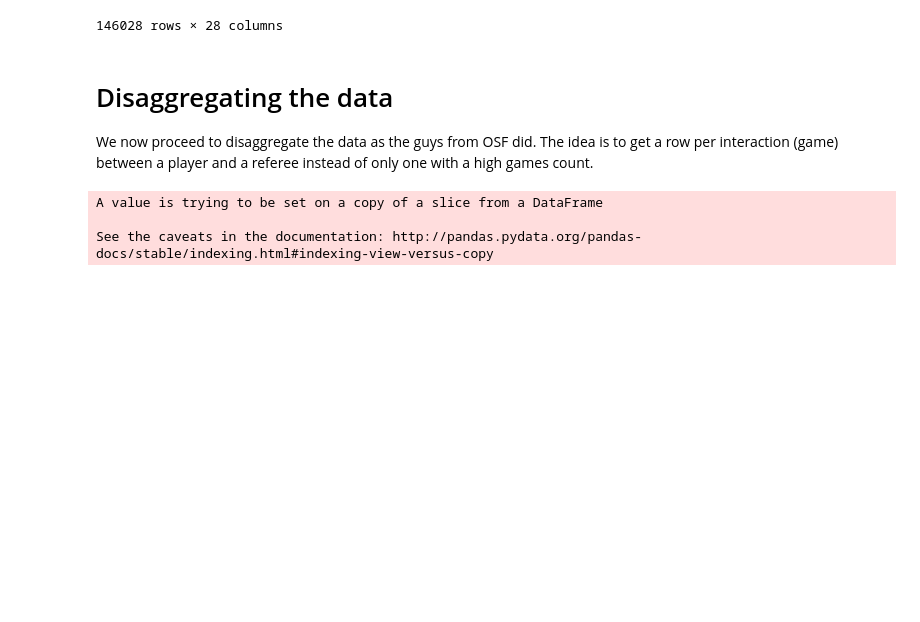
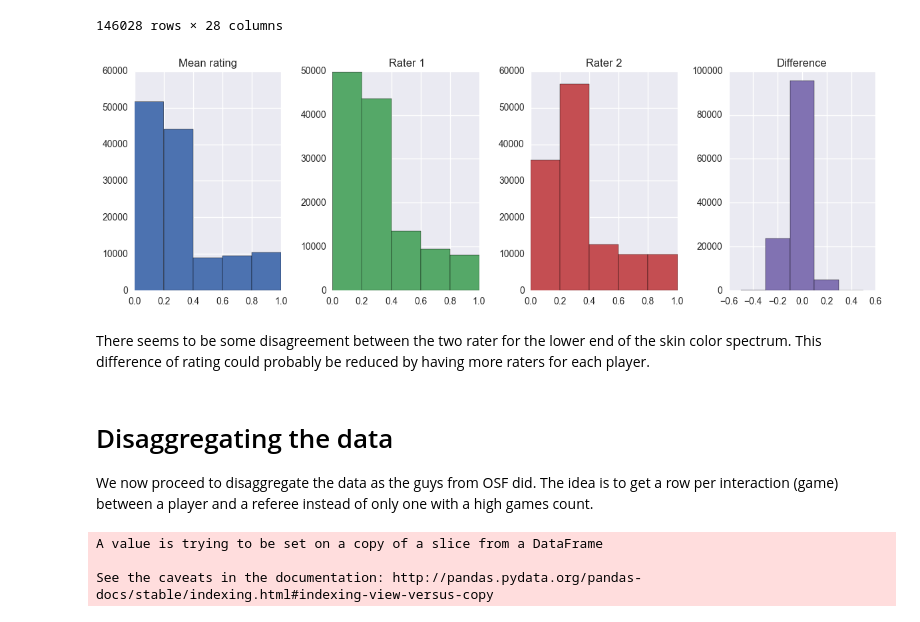
Before and after one commit to SolalPirelli/ADA2016, a Jupyter notebook: 04 - Applied ML/04 - Applied ML.ipynb, the cells around one changed output. Saved outputs shown, nothing was run; the diff lists cells and outputs as text; code cells hidden in the pictures; blank space fills up the shorter version.

```diff
--- a/04 - Applied ML/04 - Applied ML.ipynb
+++ b/04 - Applied ML/04 - Applied ML.ipynb
@@ -25,6 +28,27 @@ data
 | 146026 | yassine-el-ghanassi | Yassine El Ghanassi | West Bromwich Albion | England | 12.07.1990 | 173 | NaN | Left Winger | 1 | ... |
 | 146027 | zdenk-pospch | Zdeněk Pospěch | 1. FSV Mainz 05 | Germany | 14.12.1978 | 174 | 72 | Right Fullback | 1 | ... |
 146028 rows × 28 columns
+# %%
+f, axe = plt.subplots(1, 4, figsize=(12, 4))
+
+mean_skin = ((data['rater1'] + data['rater2']) /2).dropna()
+
+axe[0].hist(mean_skin, bins=5, range= (0, 1), color = sns.color_palette()[0])
+axe[0].set_title("Mean rating")
+
+axe[1].hist(data['rater1'].dropna(), bins=5, range= (0,1), color=sns.color_palette()[1])
+axe[1].set_title("Rater 1")
+
+axe[2].hist(data['rater2'].dropna(), bins=5, range =(0, 1), color = sns.color_palette()[2])
+axe[2].set_title('Rater 2')
+
+axe[3].hist((data['rater1'] - data['rater2']).dropna(), bins=5, range = (-0.5, 0.5), color = sns.color_palette()[3])
+axe[3].set_title("Difference")
+f.tight_layout()
+# %% [output]
+[figure, added]
+# %% [markdown]
+There seems to be some disagreement between the two rater for the lower end of the skin color spectrum. This difference of rating could probably be reduced by having more raters for each player.
 # %% [markdown]
 Disaggregating the data
 ======================
```
Also changed, not shown: parts of 20 cells of this notebook.
